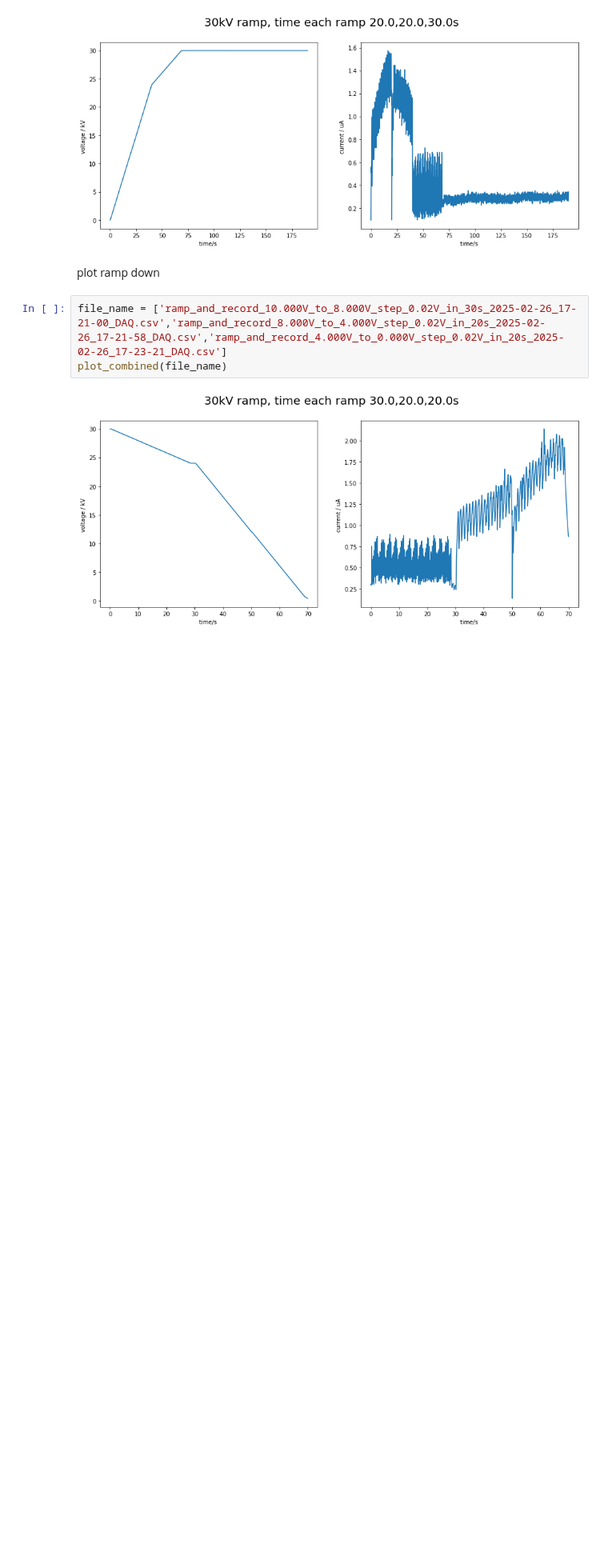
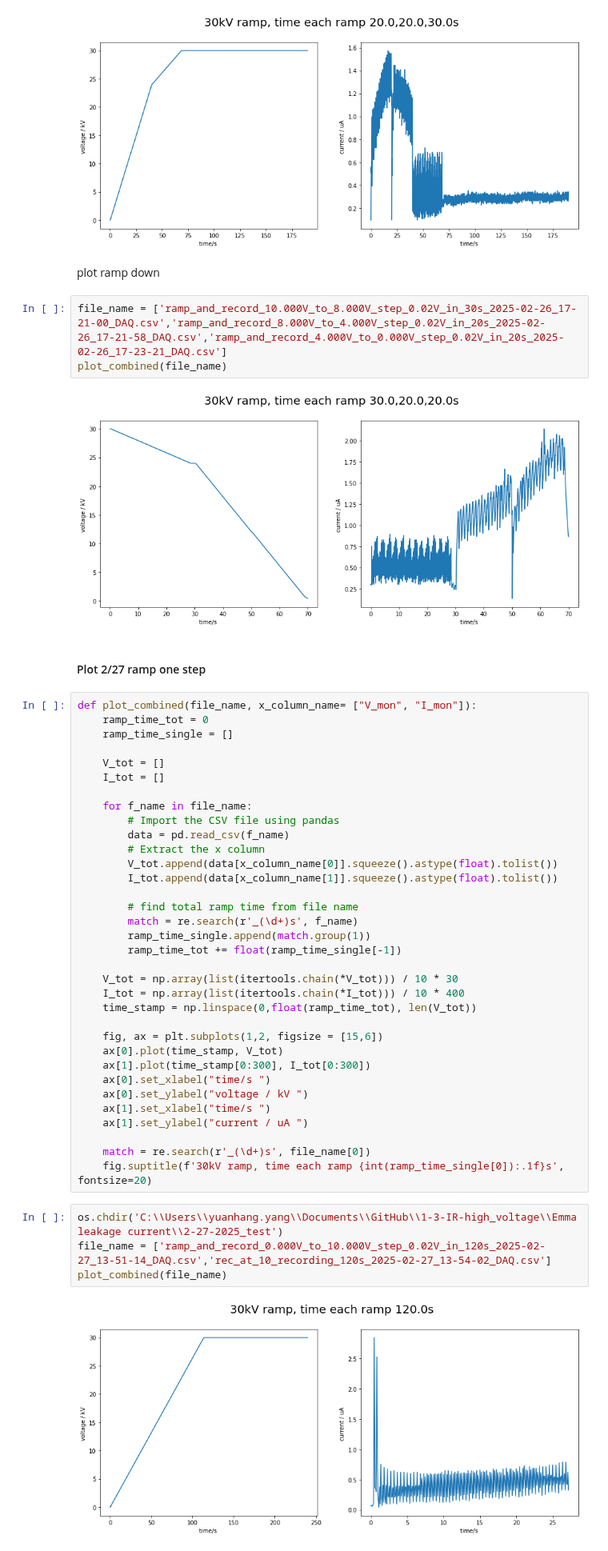
Before and after one commit to yyhshdu1/1-3-IR-high_voltage, a Jupyter notebook: Emma leakage current/Plot_V&A_ramp.ipynb, the cells around one changed output. Shown at 80% size. Saved outputs shown, nothing was run; the diff lists cells and outputs as text; blank space fills up the shorter version.

Commit message:
plot 1 step ramp

```diff
--- a/Emma leakage current/Plot_V&A_ramp.ipynb
+++ b/Emma leakage current/Plot_V&A_ramp.ipynb
@@ -110,3 +110,45 @@ file_name = ['ramp_and_record_10.000V_to_8.000V_step_0.02V_in_30s_2025-02-26_17-
 plot_combined(file_name)
 # %% [output]
 [figure]
+# %% [markdown]
+#### Plot 2/27 ramp one step
+# %%
+def plot_combined(file_name, x_column_name= ["V_mon", "I_mon"]):
+    ramp_time_tot = 0
+    ramp_time_single = []
+
+    V_tot = []
+    I_tot = []
+
+    for f_name in file_name:
+        # Import the CSV file using pandas
+        data = pd.read_csv(f_name)
+        # Extract the x column
+        V_tot.append(data[x_column_name[0]].squeeze().astype(float).tolist())
+        I_tot.append(data[x_column_name[1]].squeeze().astype(float).tolist())
+
+        # find total ramp time from file name
+        match = re.search(r'_(\d+)s', f_name)
+        ramp_time_single.append(match.group(1))
+        ramp_time_tot += float(ramp_time_single[-1])
+
+    V_tot = np.array(list(itertools.chain(*V_tot))) / 10 * 30
+    I_tot = np.array(list(itertools.chain(*I_tot))) / 10 * 400
+    time_stamp = np.linspace(0,float(ramp_time_tot), len(V_tot))
+
+    fig, ax = plt.subplots(1,2, figsize = [15,6])
+    ax[0].plot(time_stamp, V_tot)
+    ax[1].plot(time_stamp[0:300], I_tot[0:300])
+    ax[0].set_xlabel("time/s ")
+    ax[0].set_ylabel("voltage / kV ")
+    ax[1].set_xlabel("time/s ")
+    ax[1].set_ylabel("current / uA ")
+
+    match = re.search(r'_(\d+)s', file_name[0])
+    fig.suptitle(f'30kV ramp, time each ramp {int(ramp_time_single[0]):.1f}s', fontsize=20)
+# %%
+os.chdir('C:\\Users\\yuanhang.yang\\Documents\\GitHub\\1-3-IR-high_voltage\\Emma leakage current\\2-27-2025_test')
+file_name = ['ramp_and_record_0.000V_to_10.000V_step_0.02V_in_120s_2025-02-27_13-51-14_DAQ.csv','rec_at_10_recording_120s_2025-02-27_13-54-02_DAQ.csv']
+plot_combined(file_name)
+# %% [output]
+[figure, added]
```
Also changed, not shown: parts of 2 cells of this notebook.
